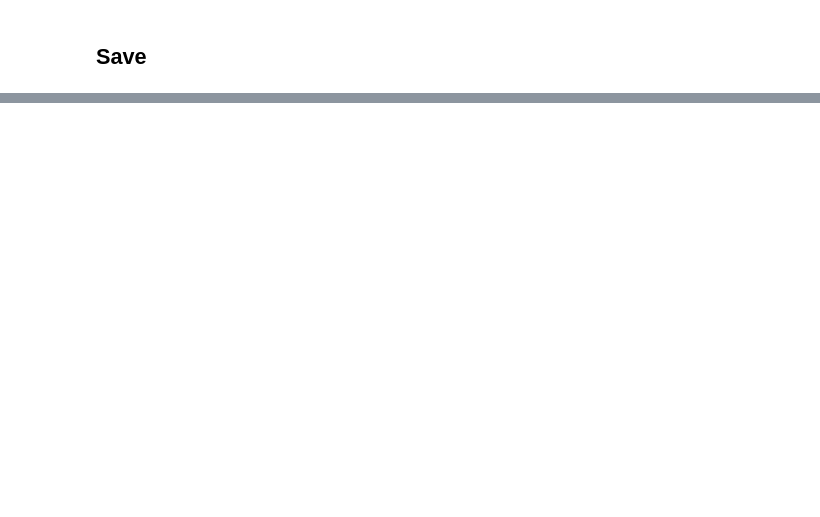
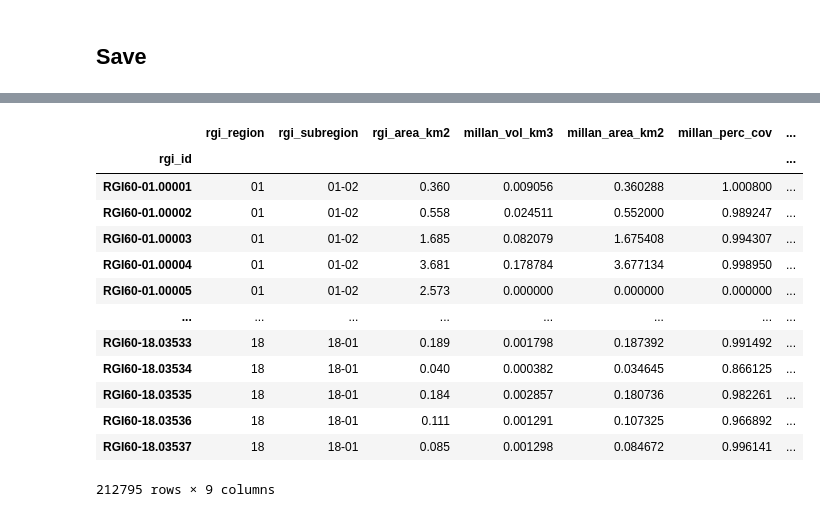
Before and after one commit to fmaussion/global_glacier_volume_paper, a Jupyter notebook: millan_regional_volume_scaling.ipynb, the cells around one changed output, grey strips where cells are left out. Cells and saved outputs as stored; diff of their text form; code cells hidden in the pictures; blank space fills up the shorter version.

```diff
--- a/millan_regional_volume_scaling.ipynb
+++ b/millan_regional_volume_scaling.ipynb
@@ -691,4 +717,21 @@ rounded.to_csv('data_regional_correction/millan_table_corrected.csv')
 # %%
 all_adjusted_df = pd.concat(all_adjusted).sort_index()
+# %%
+all_adjusted_df
+# %% [output]
+|  | rgi_region | rgi_subregion | rgi_area_km2 | millan_vol_km3 | millan_area_km2 | millan_perc_cov | ... |
+| rgi_id |  |  |  |  |  |  | ... |
+| RGI60-01.00001 | 01 | 01-02 | 0.360 | 0.009056 | 0.360288 | 1.000800 | ... |
+| RGI60-01.00002 | 01 | 01-02 | 0.558 | 0.024511 | 0.552000 | 0.989247 | ... |
+| RGI60-01.00003 | 01 | 01-02 | 1.685 | 0.082079 | 1.675408 | 0.994307 | ... |
+| RGI60-01.00004 | 01 | 01-02 | 3.681 | 0.178784 | 3.677134 | 0.998950 | ... |
+| RGI60-01.00005 | 01 | 01-02 | 2.573 | 0.000000 | 0.000000 | 0.000000 | ... |
+| ... | ... | ... | ... | ... | ... | ... | ... |
+| RGI60-18.03533 | 18 | 18-01 | 0.189 | 0.001798 | 0.187392 | 0.991492 | ... |
+| RGI60-18.03534 | 18 | 18-01 | 0.040 | 0.000382 | 0.034645 | 0.866125 | ... |
+| RGI60-18.03535 | 18 | 18-01 | 0.184 | 0.002857 | 0.180736 | 0.982261 | ... |
+| RGI60-18.03536 | 18 | 18-01 | 0.111 | 0.001291 | 0.107325 | 0.966892 | ... |
+| RGI60-18.03537 | 18 | 18-01 | 0.085 | 0.001298 | 0.084672 | 0.996141 | ... |
+212795 rows × 9 columns
 # %%
 all_adjusted_df.to_csv('data_regional_correction/all_glaciers_m22_f19.csv')
```
Also changed, not shown: parts of 11 cells of this notebook, 4 other files.
